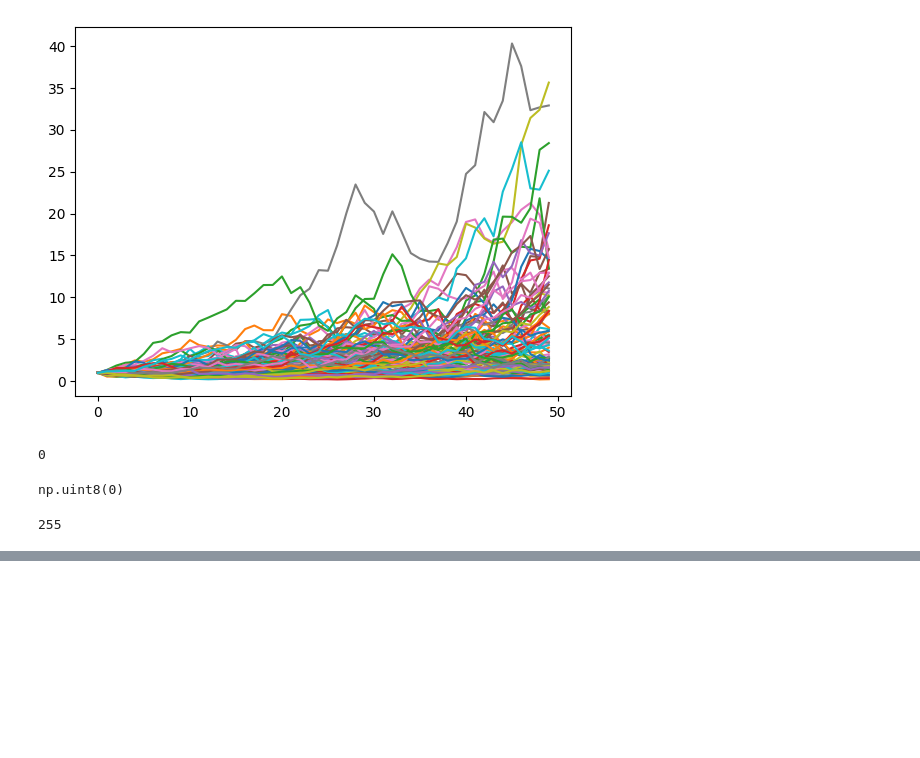
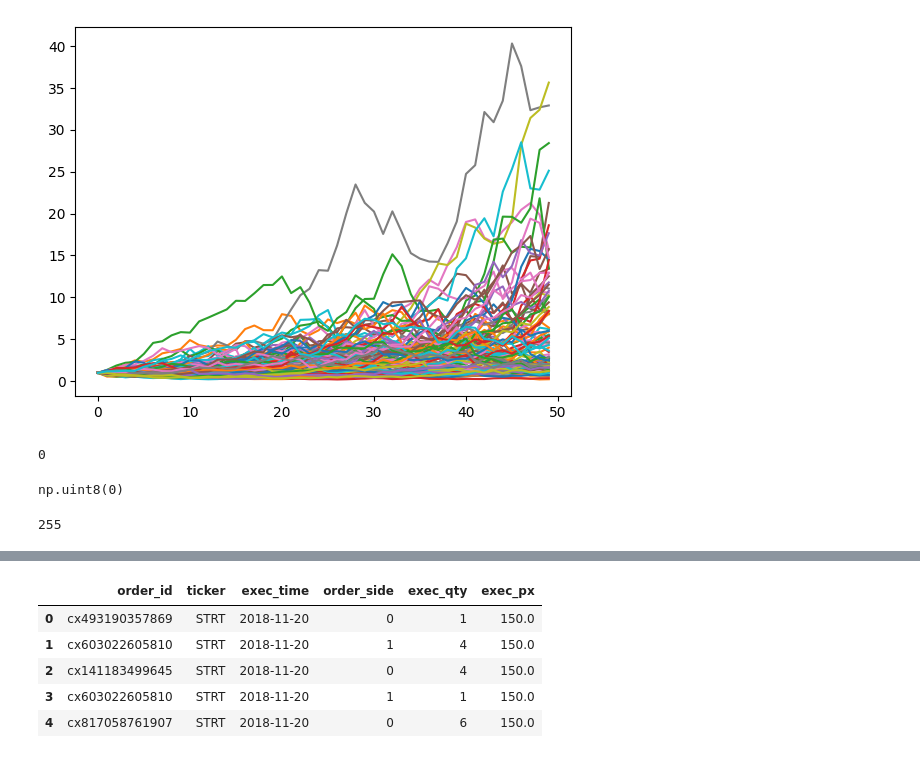
Before and after one commit to bono1567/pythonProject, a Jupyter notebook: Notebooks/ollam.ipynb, the cells around one changed output, grey strips where cells are left out. Cells and saved outputs as stored; diff of their text form; code cells hidden in the pictures; blank space fills up the shorter version.

```diff
--- a/Notebooks/ollam.ipynb
+++ b/Notebooks/ollam.ipynb
@@ -97,3 +97,83 @@ np.uint8(0)
 np.iinfo(np.uint8).max
 # %% [output]
 255
+# %%
+import duckdb
+import pandas as _pd
+
+display(duckdb.version())
+duckdb.install_extension('ducklake')
+duckdb.load_extension('ducklake')
+
+# open a connection
+conn = duckdb.connect('duckdb_1.db')
+
+# create DuckDB tables from CSVs (adjust file paths if necessary)
+conn.execute("CREATE TABLE IF NOT EXISTS strt_exec AS SELECT * FROM read_csv_auto('strt_exec_v3.csv') LIMIT 0")
+conn.execute("INSERT INTO strt_exec SELECT * FROM read_csv_auto('strt_exec_v3.csv')")
+
+conn.execute("CREATE TABLE IF NOT EXISTS syst_exec AS SELECT * FROM read_csv_auto('syst_exec_v3.csv') LIMIT 0")
+conn.execute("INSERT INTO syst_exec SELECT * FROM read_csv_auto('syst_exec_v3.csv')")
+
+# helper to upsert from CSV into an existing table using MERGE (detect changes and apply updates/inserts)
+def upsert_from_csv(conn, table_name, csv_path, key=None, delete_missing=False):
+    # load CSV header to get columns
+    cols = list(_pd.read_csv(csv_path, nrows=0).columns)
+    if not cols:
+        raise ValueError("No columns found in CSV: " + csv_path)
+
+    # pick a key if not provided (prefer common names)
+    if key is None:
+        for cand in ("id", "ID", "Id", "key", "Key"):
+            if cand in cols:
+                key = cand
+                break
+        if key is None:
+            key = cols[0]  # fallback to first column
+
+    # quote identifiers
+    def q(name):
+        return '"' + str(name).replace('"', '""') + '"'
+
+    non_key_cols = [c for c in cols if c != key]
+    if not non_key_cols:
+        raise ValueError("No non-key columns to update for table " + table_name)
+
+    # create a temporary table from the CSV
+    temp_name = "new_" + table_name
+    conn.execute(f"CREATE TEMPORARY TABLE {temp_name} AS SELECT * FROM read_csv_auto('{csv_path}')")
+
+    # build MERGE statement
+    set_clause = ", ".join([f'{q(col)} = source.{q(col)}' for col in non_key_cols])
+    insert_cols = ", ".join([q(c) for c in cols])
+    insert_vals = ", ".join([f"source.{q(c)}" for c in cols])
+    merge_sql = f"""
+    MERGE INTO {q(table_name)} AS target
+    USING {temp_name} AS source
+    ON target.{q(key)} = source.{q(key)}
+    WHEN MATCHED AND ({' OR '.join([f'target.{q(c)} IS DISTINCT FROM source.{q(c)}' for c in non_key_cols])})
+      THEN UPDATE SET {set_clause}
+    WHEN NOT MATCHED THEN
+      INSERT ({insert_cols}) VALUES ({insert_vals});
+    """
+    conn.execute(merge_sql)
+
+    # optionally delete rows in target that are not present in source (detect deletions)
+    if delete_missing:
+        conn.execute(f"DELETE FROM {q(table_name)} WHERE {q(key)} NOT IN (SELECT {q(key)} FROM {temp_name})")
+
+    # drop temp
+    conn.execute(f"DROP TABLE IF EXISTS {temp_name}")
+
+# Example: upsert strt_exec and syst_exec from CSVs, detect updates/inserts; also remove rows missing in CSV
+upsert_from_csv(conn, "strt_exec", "strt_exec_v3.csv", key=None, delete_missing=False)
+upsert_from_csv(conn, "syst_exec", "syst_exec_v3.csv", key=None, delete_missing=False)
+
+# preview first rows
+display(conn.execute("SELECT * FROM strt_exec LIMIT 5").df())
+display(conn.execute("SELECT * FROM syst_exec LIMIT 5").df())
+
+# read into pandas directly if preferred
+df_strt = conn.execute("SELECT * FROM strt_exec").df()
+df_syst = conn.execute("SELECT * FROM syst_exec").df()
+# %% [output]
@@ -99,0 +181,6 @@ np.iinfo(np.uint8).max
+|  | order_id | ticker | exec_time | order_side | exec_qty | exec_px |
+| 0 | cx493190357869 | STRT | 2018-11-20 | 0 | 1 | 150.0 |
+| 1 | cx603022605810 | STRT | 2018-11-20 | 1 | 4 | 150.0 |
+| 2 | cx141183499645 | STRT | 2018-11-20 | 0 | 4 | 150.0 |
+| 3 | cx603022605810 | STRT | 2018-11-20 | 1 | 1 | 150.0 |
+| 4 | cx817058761907 | STRT | 2018-11-20 | 0 | 6 | 150.0 |
```
Also changed, not shown: parts of 1 cell of this notebook, 7 other files.
